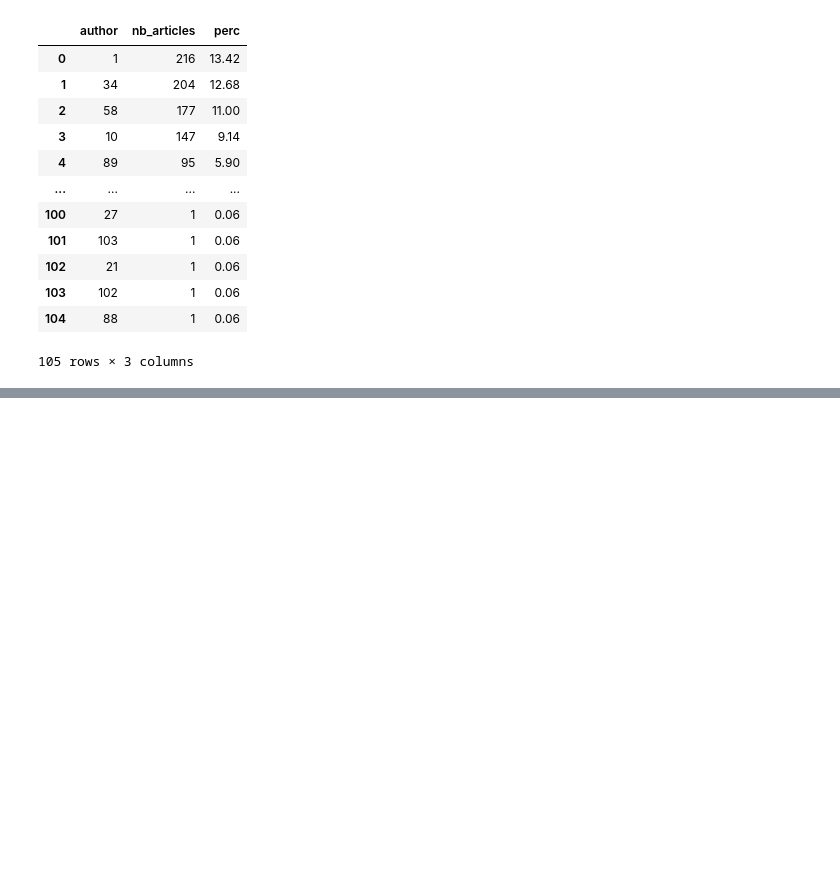
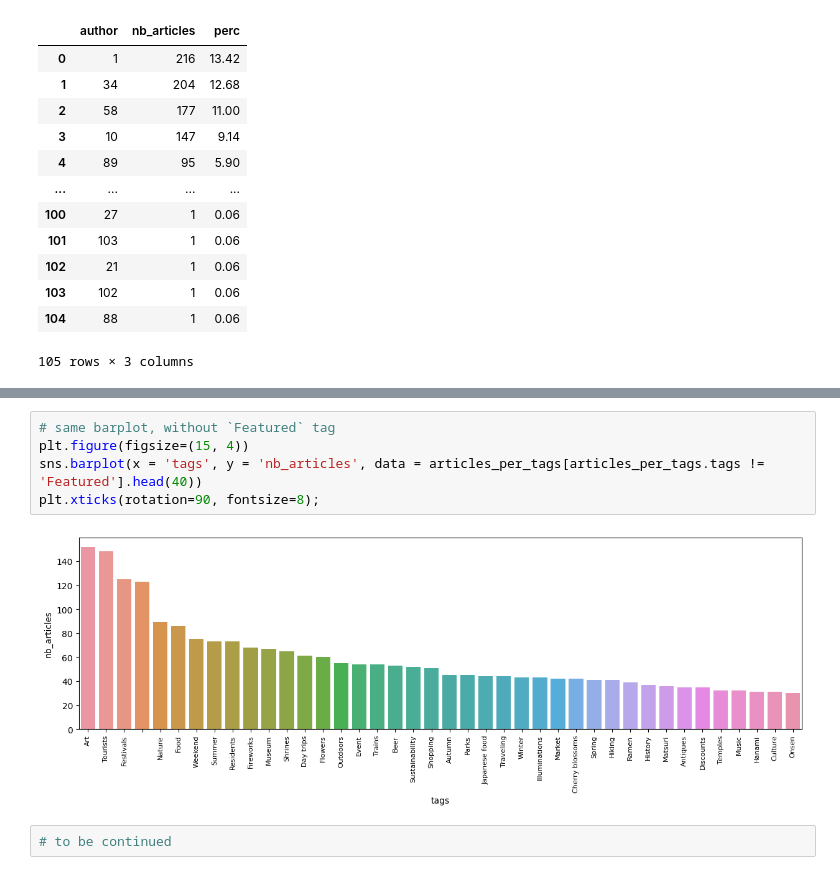
Before and after one commit to dialectique/Web-scraping-bot, a Jupyter notebook: notebooks/data_exploration.ipynb, the cells around one changed output, grey strips where cells are left out. Cells and saved outputs as stored; diff of their text form; blank space fills up the shorter version.

```diff
--- a/notebooks/data_exploration.ipynb
+++ b/notebooks/data_exploration.ipynb
@@ -157,0 +260,9 @@ The top five authors wrote 839 over 1609 articles, which represent more than 52%
+# %%
+# same barplot, without `Featured` tag
+plt.figure(figsize=(15, 4))
+sns.barplot(x = 'tags', y = 'nb_articles', data = articles_per_tags[articles_per_tags.tags != 'Featured'].head(40))
+plt.xticks(rotation=90, fontsize=8);
+# %% [output]
+[figure, added]
+# %%
+# to be continued
```
Also changed, not shown: parts of 19 cells of this notebook.
